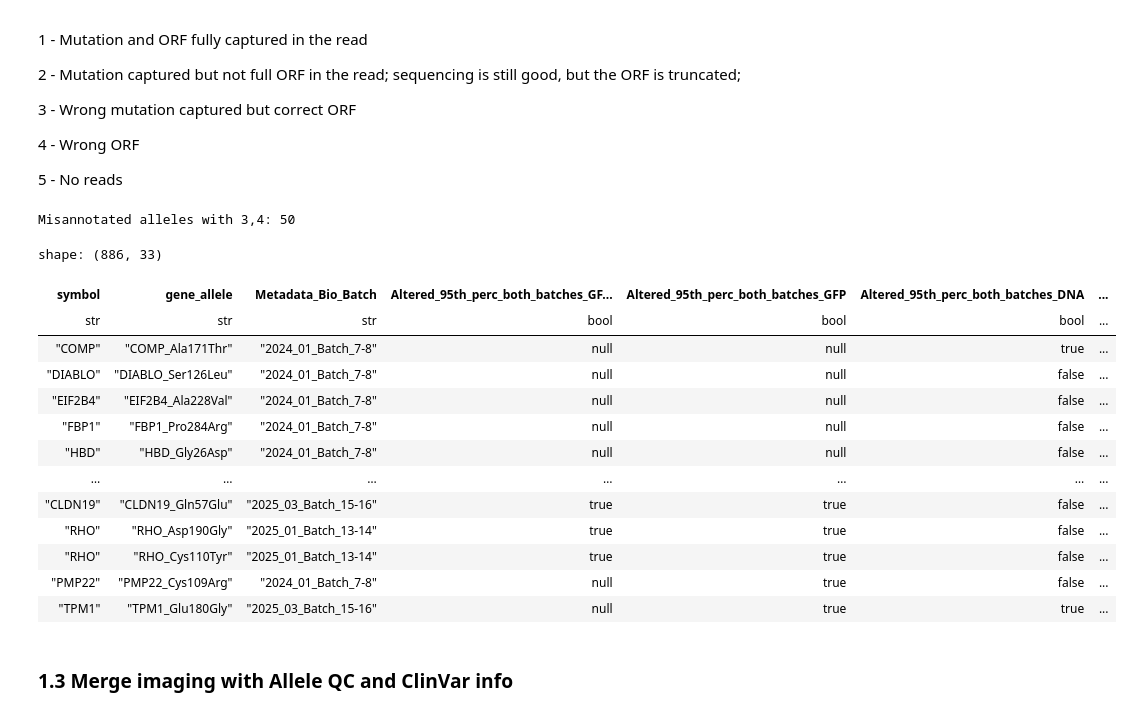
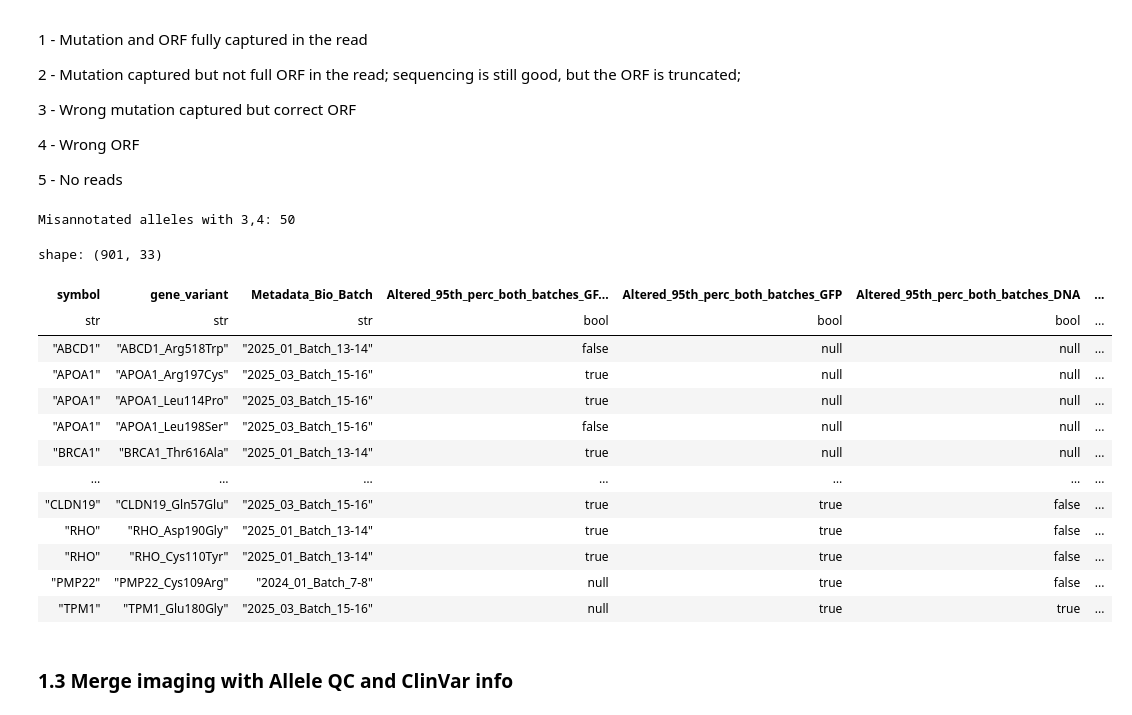
Before and after one commit to broadinstitute/2025_laval_submitted, a Jupyter notebook: 2_individual_assay_results/imaging/2_analysis/2_analyze_cp_results/0_results_summary.ipynb, the cells around one changed output. Cells and saved outputs as stored; diff of their text form; code cells hidden in the pictures.

```diff
--- a/2_individual_assay_results/imaging/2_analysis/2_analyze_cp_results/0_results_summary.ipynb
+++ b/2_individual_assay_results/imaging/2_analysis/2_analyze_cp_results/0_results_summary.ipynb
@@ -62,38 +62,40 @@ Imaging QC results:
 5 - No reads
 # %%
 cell_count_summary = pl.read_csv(f"{CC_ABUND_DIR}/cell_count_diff_summary.csv").rename(
-    {"Variant": "gene_allele"}
+    {"Variant": "gene_variant"}
 )
-prot_abund_summary = pl.read_csv(f"{CC_ABUND_DIR}/prot_abundance_diff_summary.csv")
+prot_abund_summary = pl.read_csv(f"{CC_ABUND_DIR}/prot_abundance_diff_summary.csv").rename(
+    {"gene_allele": "gene_variant"}
+)
 auroc_summary_df = pl.read_csv(f"/home/shenrunx/igvf/varchamp/2025_varchamp_snakemake/3.downstream_analyses/outputs/2.classification_results/imaging_analyses_classification_summary_one_perc.csv")
 img_seq_qc_df = pl.read_csv(
     "../../1_inputs/seq_confirm_res/imaging_analyses_mislocalization_summary_clinvar_TT_update_final_20251120.csv",
 )
 
 ## filter QC-failed alleles
 ## DUE TO FAILED WT reference sequences
 ## DUE TO sequence confirmation
 alleles_to_drop = img_seq_qc_df.filter(
     pl.col("seq_result").is_not_null(),
     pl.col("seq_result").is_in([3,4])
 ).unique(["gene_allele"])["gene_allele"].to_list()
 
 auroc_summary_df = auroc_summary_df.filter(
-    ~pl.col("gene_allele").is_in(alleles_to_drop)
-).sort("AUROC_Mean_GFP","gene_allele")
+    ~pl.col("gene_variant").is_in(alleles_to_drop)
+).sort("AUROC_Mean_GFP","gene_variant")
 print(f"Misannotated alleles with 3,4:", len(alleles_to_drop))
 
 auroc_summary_df
 # %% [output]
 Misannotated alleles with 3,4: 50
-shape: (886, 33)
+shape: (901, 33)
-| symbol | gene_allele | Metadata_Bio_Batch | Altered_95th_perc_both_batches_GF... | Altered_95th_perc_both_batches_GFP | Altered_95th_perc_both_batches_DNA | ... |
+| symbol | gene_variant | Metadata_Bio_Batch | Altered_95th_perc_both_batches_GF... | Altered_95th_perc_both_batches_GFP | Altered_95th_perc_both_batches_DNA | ... |
 | str | str | str | bool | bool | bool | ... |
-| "COMP" | "COMP_Ala171Thr" | "2024_01_Batch_7-8" | null | null | true | ... |
-| "DIABLO" | "DIABLO_Ser126Leu" | "2024_01_Batch_7-8" | null | null | false | ... |
-| "EIF2B4" | "EIF2B4_Ala228Val" | "2024_01_Batch_7-8" | null | null | false | ... |
-| "FBP1" | "FBP1_Pro284Arg" | "2024_01_Batch_7-8" | null | null | false | ... |
-| "HBD" | "HBD_Gly26Asp" | "2024_01_Batch_7-8" | null | null | false | ... |
+| "ABCD1" | "ABCD1_Arg518Trp" | "2025_01_Batch_13-14" | false | null | null | ... |
+| "APOA1" | "APOA1_Arg197Cys" | "2025_03_Batch_15-16" | true | null | null | ... |
+| "APOA1" | "APOA1_Leu114Pro" | "2025_03_Batch_15-16" | true | null | null | ... |
+| "APOA1" | "APOA1_Leu198Ser" | "2025_03_Batch_15-16" | false | null | null | ... |
+| "BRCA1" | "BRCA1_Thr616Ala" | "2025_01_Batch_13-14" | true | null | null | ... |
 | … | … | … | … | … | … | ... |
 | "CLDN19" | "CLDN19_Gln57Glu" | "2025_03_Batch_15-16" | true | true | false | ... |
 | "RHO" | "RHO_Asp190Gly" | "2025_01_Batch_13-14" | true | true | false | ... |
```
Also changed, not shown: parts of 23 cells of this notebook, 14 other files.
